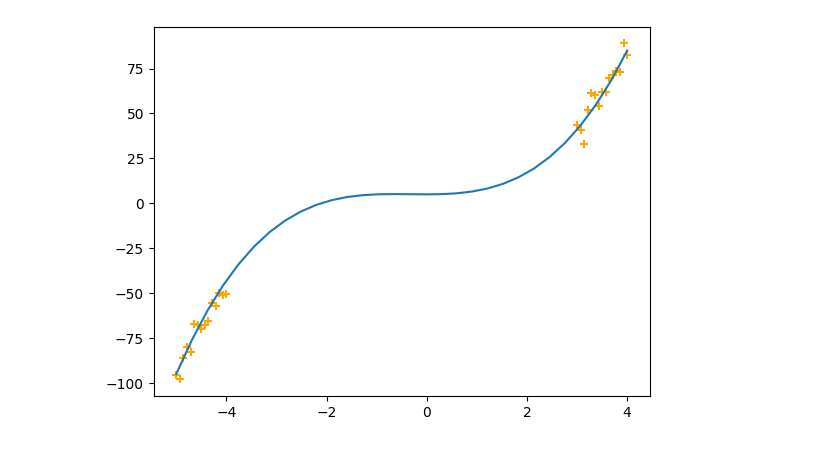
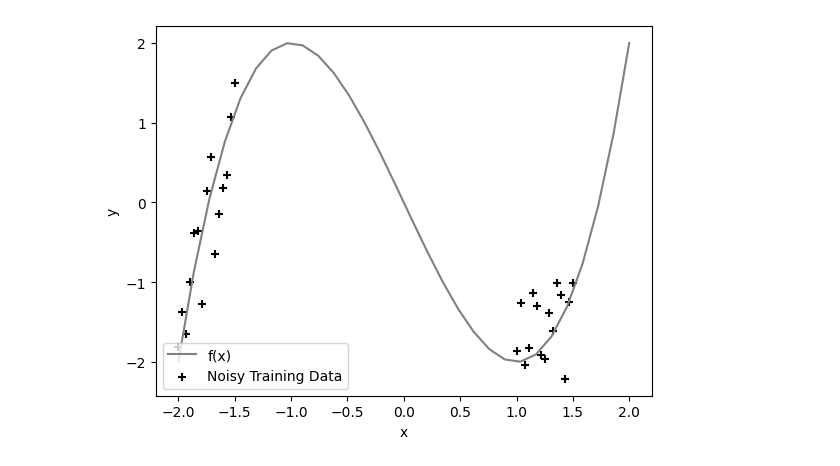
Before and after one commit to tomryan01/IIB_project_code, a Jupyter notebook: ld_sgd_sampling_least_squares.ipynb, the cells around one changed output. Saved outputs shown, nothing was run; the diff lists cells and outputs as text; code cells hidden in the pictures.

```diff
--- a/ld_sgd_sampling_least_squares.ipynb
+++ b/ld_sgd_sampling_least_squares.ipynb
@@ -8,23 +9,27 @@ from models.regression_model import *
 from models.ld_regression_model import *
 # %%
 # training data generation
-sigma = 5
-f = lambda x : x**3 + x**2 + 5
-x_test = np.linspace(-5, 4, 30)
+sigma = 0.5
+f = lambda x : x**3 - 3*x
+x_test = np.linspace(-2, 2, 30)
 y_test = f(x_test)
-x_train = np.concatenate((np.linspace(-5, -4, 15), np.linspace(3,4,15)))
+x_train = np.concatenate((np.linspace(-2, -1.5, 15), np.linspace(1,1.5,15)))
 y_train = f(x_train) + np.random.normal(0, sigma, len(x_train))
-plt.scatter(x_train, y_train, marker='+', color='Orange')
-plt.plot(x_test, y_test)
+fig, ax = plt.subplots()
+ax.set_xlabel("x")
+ax.set_ylabel("y")
+ax.scatter(x_train, y_train, marker='+', color='Black', label='Noisy Training Data')
+ax.plot(x_test, y_test, color='Grey', label='f(x)')
+ax.legend(loc='lower left')
 plt.show()
 
-# number of dimensions of basis function
+# dimensions of output from basis function
 d_dash = 4
 
 # phi function for LR
 def phi(x):
 	return np.array([1, x, x**2, x**3], dtype=object)
 # %% [output]
-[figure, old version]
+[figure, new version]
 # %%
 b = 1/sigma**2
```
Also changed, not shown: parts of 6 cells of this notebook, 18 other files.
